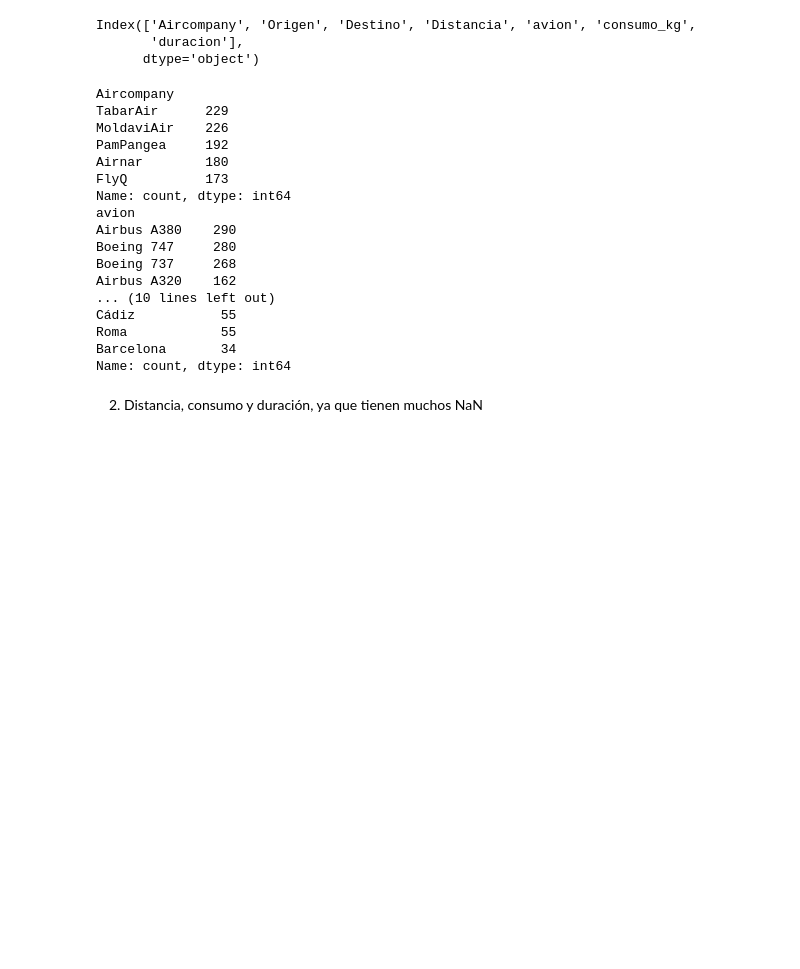
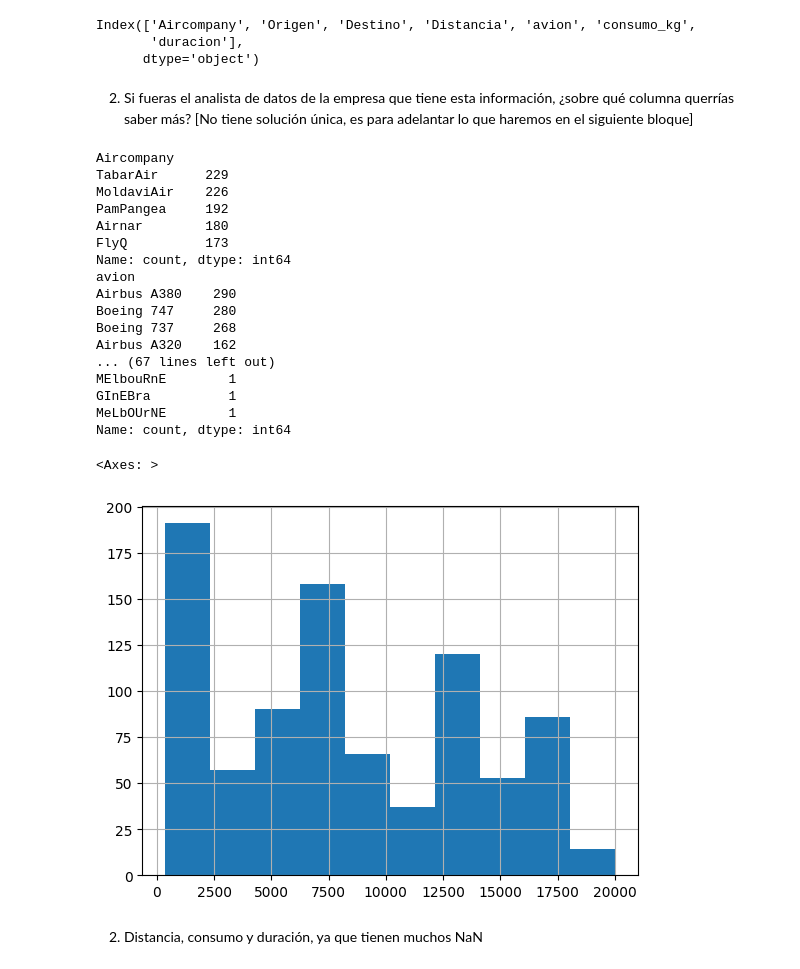
Before and after one commit to lucia-luzuriaga/DS-online-luciall, a Jupyter notebook: 02_Herramientas_Avanzadas/Sprint_04/Unidad_02_Pandas_II/03_Practica_Obligatoria/18_Practica_Obligatoria_Pandas_II.ipynb, the cells around one changed output. Saved outputs shown, nothing was run; the diff lists cells and outputs as text; code cells hidden in the pictures; blank space fills up the shorter version.

```diff
--- a/02_Herramientas_Avanzadas/Sprint_04/Unidad_02_Pandas_II/03_Practica_Obligatoria/18_Practica_Obligatoria_Pandas_II.ipynb
+++ b/02_Herramientas_Avanzadas/Sprint_04/Unidad_02_Pandas_II/03_Practica_Obligatoria/18_Practica_Obligatoria_Pandas_II.ipynb
@@ -84,10 +82,14 @@ df_viajes_aereos.columns
 Index(['Aircompany', 'Origen', 'Destino', 'Distancia', 'avion', 'consumo_kg',
        'duracion'],
       dtype='object')
+# %% [markdown]
+2. Si fueras el analista de datos de la empresa que tiene esta información, ¿sobre qué columna querrías saber más? [No tiene solución única, es para adelantar lo que haremos en el siguiente bloque]
 # %%
 print(df_viajes_aereos['Aircompany'].value_counts())
 print(df_viajes_aereos['avion'].value_counts())
 print(df_viajes_aereos['Origen'].value_counts())
+#destino estaba mal
+print(df_viajes_aereos.Destino.value_counts())
 # %% [output]
 Aircompany
 TabarAir      229
@@ -101,11 +103,16 @@ Airbus A380    290
 Boeing 747     280
 Boeing 737     268
 Airbus A320    162
-... (10 lines left out)
-Cádiz           55
-Roma            55
-Barcelona       34
+... (67 lines left out)
+MElbouRnE        1
+GInEBra          1
+MeLbOUrNE        1
 Name: count, dtype: int64
+# %%
+df_viajes_aereos.Distancia.hist()
+# %% [output]
+<Axes: >
+[figure, added]
 # %% [markdown]
 2. Distancia, consumo y duración, ya que tienen muchos NaN
 # %% [markdown]
```
Also changed, not shown: parts of 8 cells of this notebook, 1 other file.
